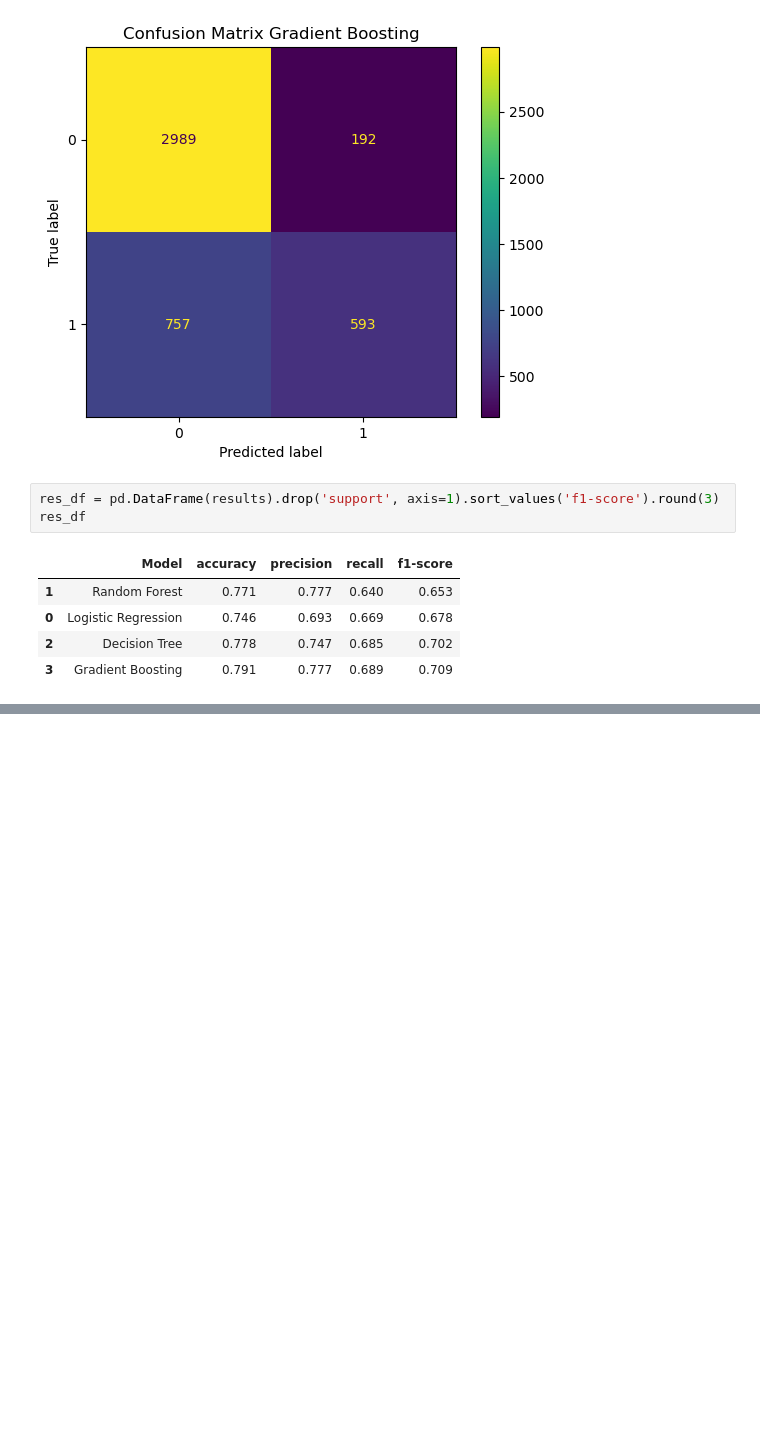
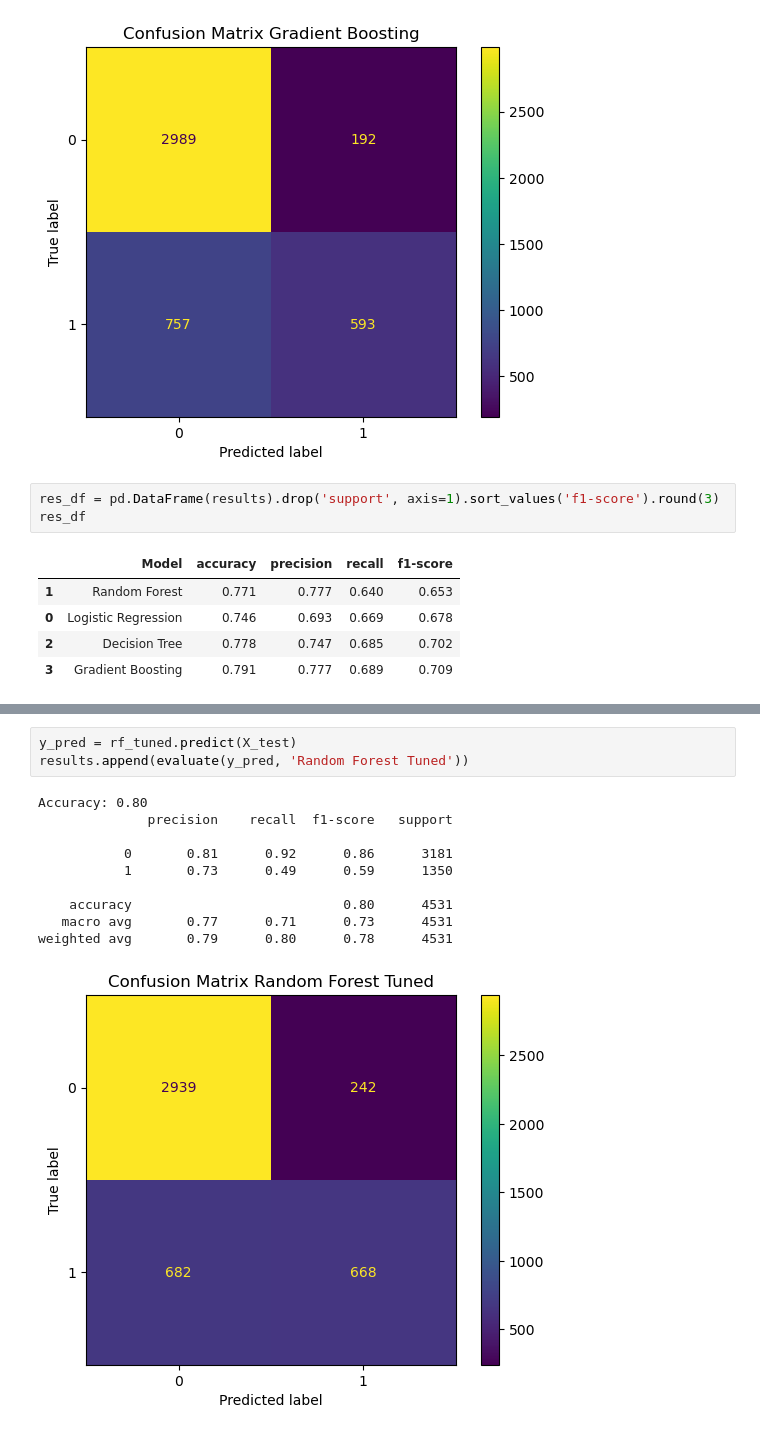
Before and after one commit to Vintrdottir/Terror-Attacks-Europe-Analysis, a Jupyter notebook: Project.ipynb, the cells around one changed output, grey strips where cells are left out. Saved outputs shown, nothing was run; the diff lists cells and outputs as text; blank space fills up the shorter version.

```diff
--- a/Project.ipynb
+++ b/Project.ipynb
@@ -434,0 +485,14 @@ res_df
+# %%
+y_pred = rf_tuned.predict(X_test)
+results.append(evaluate(y_pred, 'Random Forest Tuned'))
+# %% [output]
+Accuracy: 0.80
+              precision    recall  f1-score   support
+
+           0       0.81      0.92      0.86      3181
+           1       0.73      0.49      0.59      1350
+
+    accuracy                           0.80      4531
+   macro avg       0.77      0.71      0.73      4531
+weighted avg       0.79      0.80      0.78      4531
+[figure, added]
```
Also changed, not shown: parts of 11 cells of this notebook.
